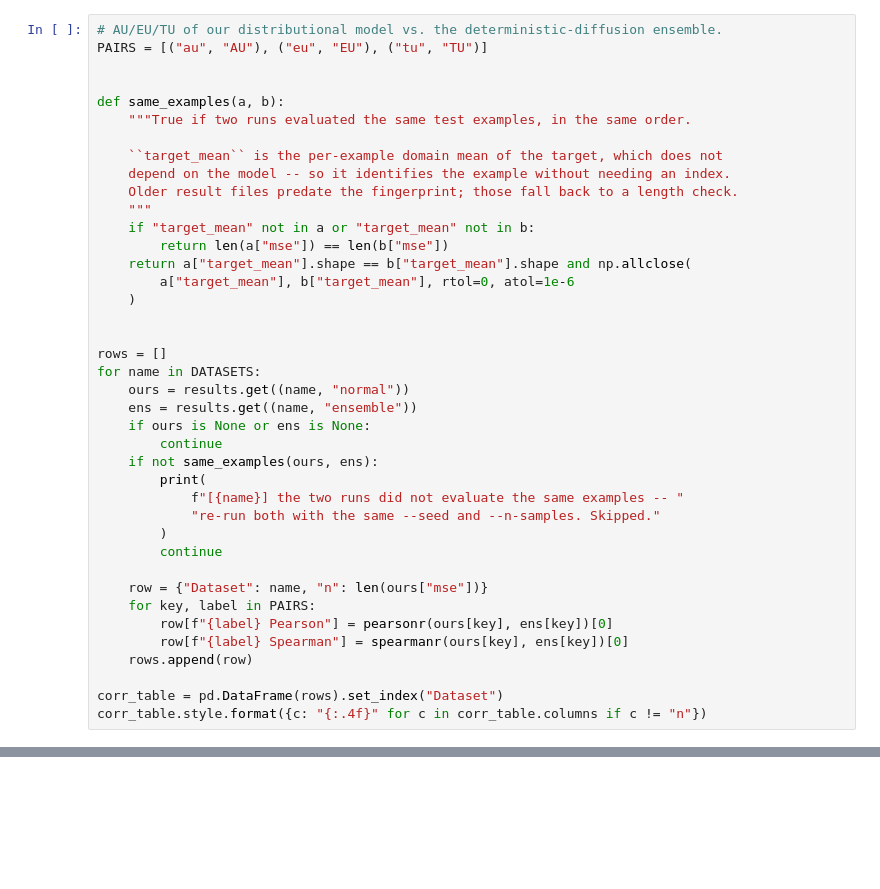
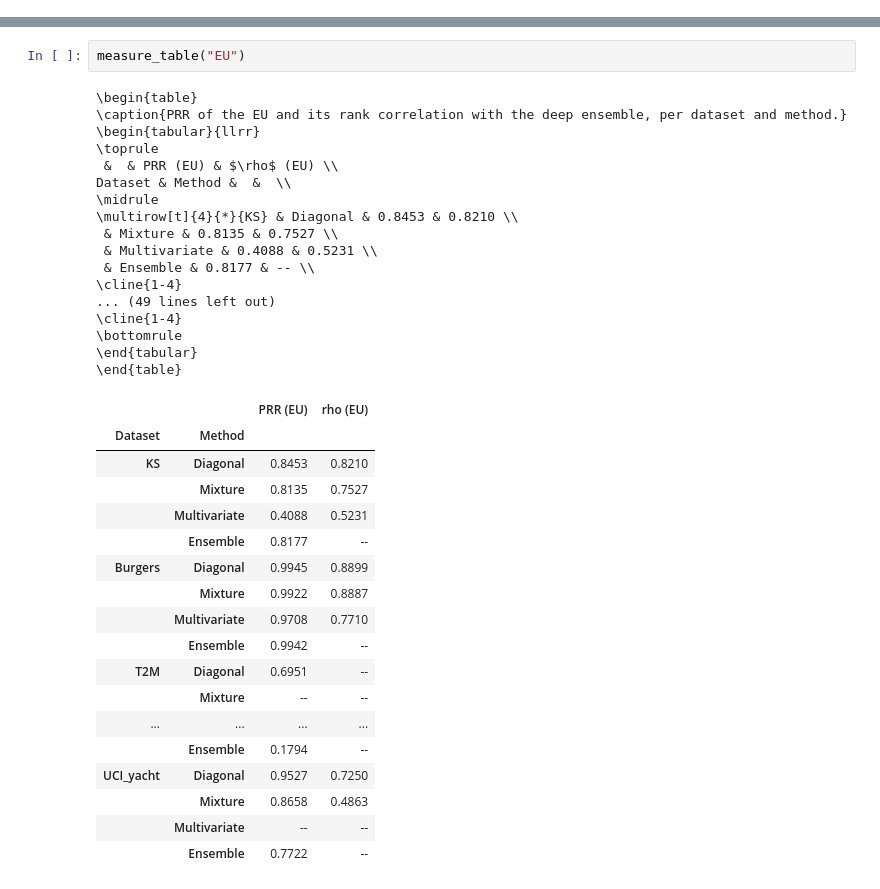
Before and after one commit to Philipp238/diffusionUQ, a Jupyter notebook: evaluation/selective_prediction.ipynb, the cells around one changed output, grey strips where cells are left out. Cells and saved outputs as stored; diff of their text form; blank space fills up the shorter version.

```diff
--- a/evaluation/selective_prediction.ipynb
+++ b/evaluation/selective_prediction.ipynb
@@ -317,40 +96,0 @@ uncertainties from different examples.
-# %%
-# AU/EU/TU of our distributional model vs. the deterministic-diffusion ensemble.
-PAIRS = [("au", "AU"), ("eu", "EU"), ("tu", "TU")]
-
-
-def same_examples(a, b):
-    """True if two runs evaluated the same test examples, in the same order.
-
-    ``target_mean`` is the per-example domain mean of the target, which does not
-    depend on the model -- so it identifies the example without needing an index.
-    Older result files predate the fingerprint; those fall back to a length check.
-    """
-    if "target_mean" not in a or "target_mean" not in b:
-        return len(a["mse"]) == len(b["mse"])
-    return a["target_mean"].shape == b["target_mean"].shape and np.allclose(
-        a["target_mean"], b["target_mean"], rtol=0, atol=1e-6
-    )
-
-
-rows = []
-for name in DATASETS:
-    ours = results.get((name, "normal"))
-    ens = results.get((name, "ensemble"))
-    if ours is None or ens is None:
-        continue
-    if not same_examples(ours, ens):
-        print(
-            f"[{name}] the two runs did not evaluate the same examples -- "
-            "re-run both with the same --seed and --n-samples. Skipped."
-        )
-        continue
-
-    row = {"Dataset": name, "n": len(ours["mse"])}
-    for key, label in PAIRS:
-        row[f"{label} Pearson"] = pearsonr(ours[key], ens[key])[0]
-        row[f"{label} Spearman"] = spearmanr(ours[key], ens[key])[0]
-    rows.append(row)
-
-corr_table = pd.DataFrame(rows).set_index("Dataset")
-corr_table.style.format({c: "{:.4f}" for c in corr_table.columns if c != "n"})
@@ -760,0 +186,38 @@ saved plots/UCI_yacht_ensemble_selective_prediction.pdf
+# %%
+measure_table("EU")
+# %% [output]
+\begin{table}
+\caption{PRR of the EU and its rank correlation with the deep ensemble, per dataset and method.}
+\begin{tabular}{llrr}
+\toprule
+ &  & PRR (EU) & $\rho$ (EU) \\
+Dataset & Method &  &  \\
+\midrule
+\multirow[t]{4}{*}{KS} & Diagonal & 0.8453 & 0.8210 \\
+ & Mixture & 0.8135 & 0.7527 \\
+ & Multivariate & 0.4088 & 0.5231 \\
+ & Ensemble & 0.8177 & -- \\
+\cline{1-4}
+... (49 lines left out)
+\cline{1-4}
+\bottomrule
+\end{tabular}
+\end{table}
+|  |  | PRR (EU) | rho (EU) |
+| Dataset | Method |  |  |
+| KS | Diagonal | 0.8453 | 0.8210 |
+|  | Mixture | 0.8135 | 0.7527 |
+|  | Multivariate | 0.4088 | 0.5231 |
+|  | Ensemble | 0.8177 | -- |
+| Burgers | Diagonal | 0.9945 | 0.8899 |
+|  | Mixture | 0.9922 | 0.8887 |
+|  | Multivariate | 0.9708 | 0.7710 |
+|  | Ensemble | 0.9942 | -- |
+| T2M | Diagonal | 0.6951 | -- |
+|  | Mixture | -- | -- |
+| ... | ... | ... | ... |
+|  | Ensemble | 0.1794 | -- |
+| UCI_yacht | Diagonal | 0.9527 | 0.7250 |
+|  | Mixture | 0.8658 | 0.4863 |
+|  | Multivariate | -- | -- |
+|  | Ensemble | 0.7722 | -- |
```
Also changed, not shown: parts of 34 cells of this notebook, 3 other files.
